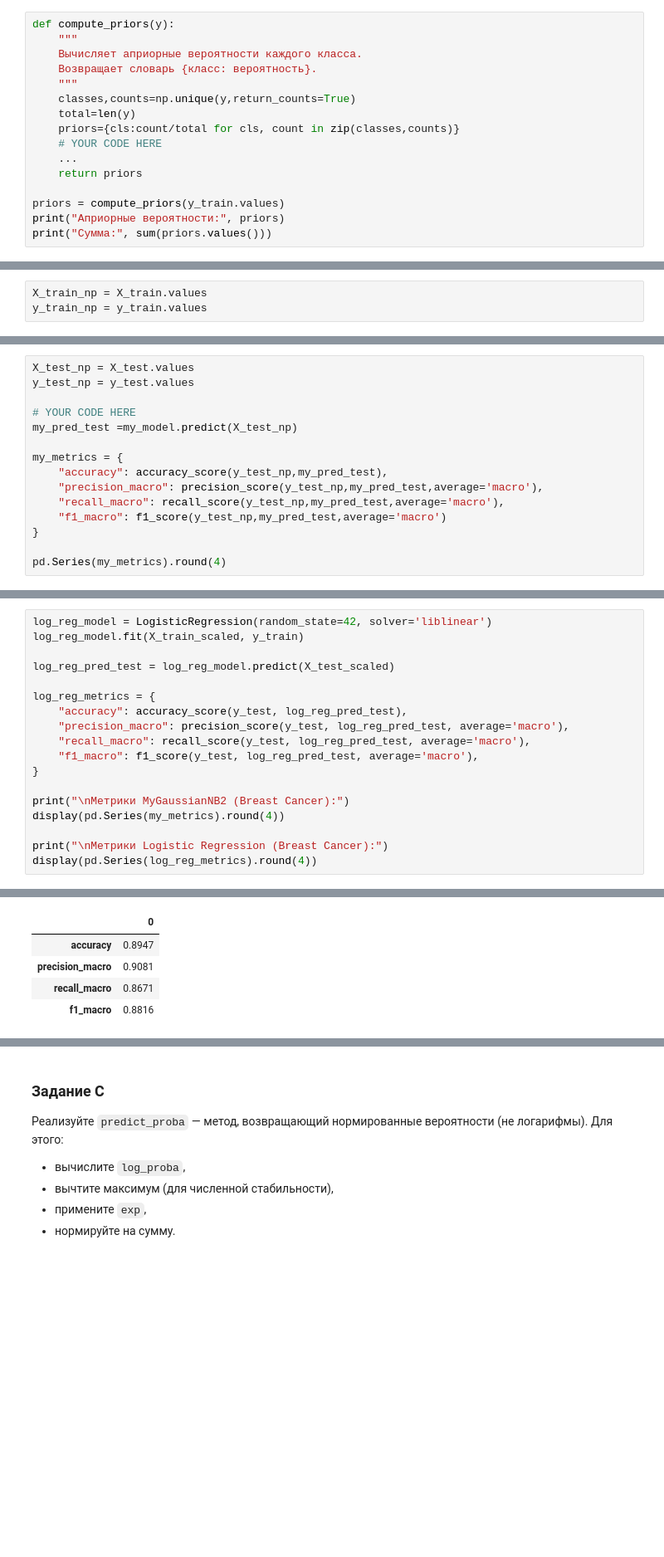
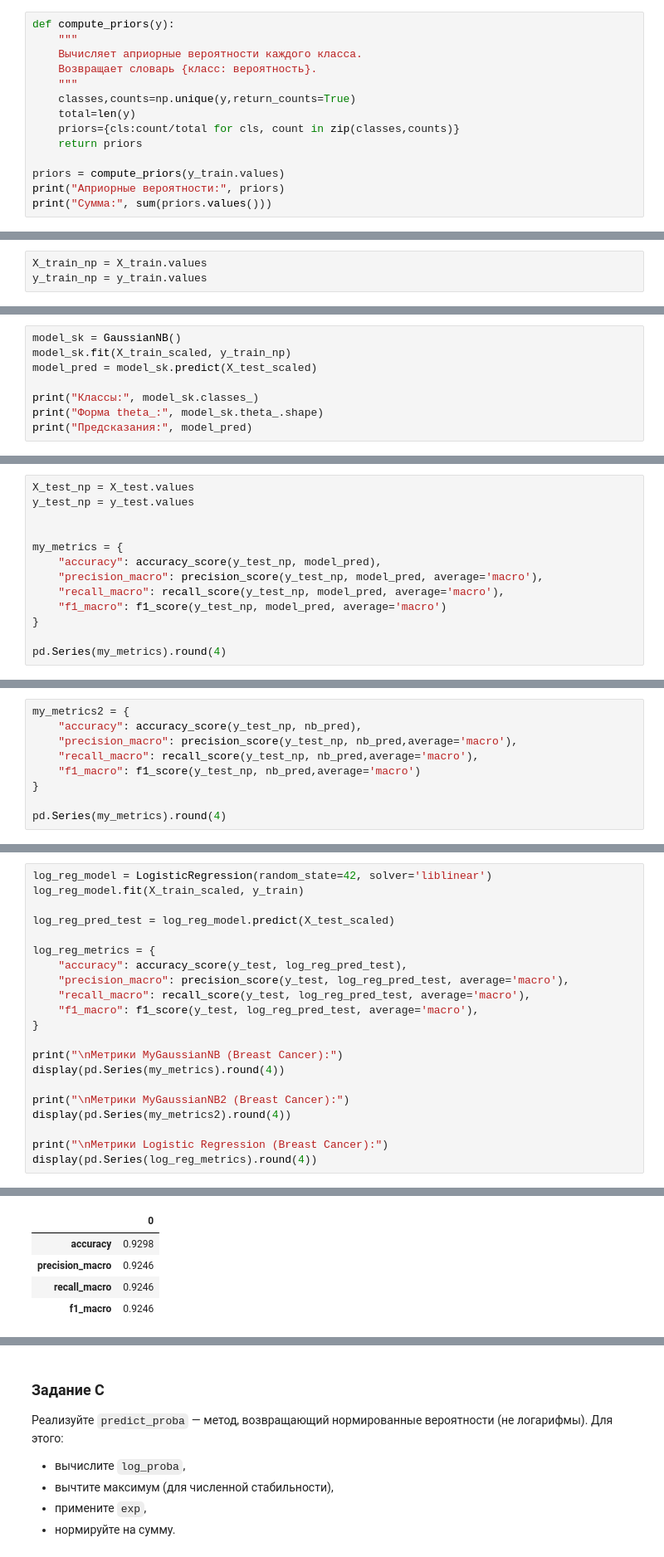
Before and after one commit to Anastasi7-A/ml-course-homeworks, a Jupyter notebook: hw06_naive_bayes/naive_bayes_practice_student.ipynb, the cells around one changed output, grey strips where cells are left out. Shown at 83% size. Cells and saved outputs as stored; diff of their text form; blank space fills up the shorter version.

```diff
--- a/hw06_naive_bayes/naive_bayes_practice_student.ipynb
+++ b/hw06_naive_bayes/naive_bayes_practice_student.ipynb
@@ -203,8 +200,6 @@ def compute_priors(y):
     classes,counts=np.unique(y,return_counts=True)
     total=len(y)
     priors={cls:count/total for cls, count in zip(classes,counts)}
-    # YOUR CODE HERE
-    ...
     return priors
 
 priors = compute_priors(y_train.values)
@@ -801,0 +814,8 @@ Log-прайоры: [-0.98449898 -0.46780824]
+# %%
+model_sk = GaussianNB()
+model_sk.fit(X_train_scaled, y_train_np)
+model_pred = model_sk.predict(X_test_scaled)
+
+print("Классы:", model_sk.classes_)
+print("Форма theta_:", model_sk.theta_.shape)
+print("Предсказания:", model_pred)
@@ -801,0 +829,13 @@ Log-прайоры: [-0.98449898 -0.46780824]
+# %%
+X_test_np = X_test.values
+y_test_np = y_test.values
+
+
+my_metrics = {
+    "accuracy": accuracy_score(y_test_np, model_pred),
+    "precision_macro": precision_score(y_test_np, model_pred, average='macro'),
+    "recall_macro": recall_score(y_test_np, model_pred, average='macro'),
+    "f1_macro": f1_score(y_test_np, model_pred, average='macro')
+}
+
+pd.Series(my_metrics).round(4)
@@ -802,15 +849,9 @@ Log-прайоры: [-0.98449898 -0.46780824]
 # %%
-X_test_np = X_test.values
-y_test_np = y_test.values
-
-# YOUR CODE HERE
-my_pred_test =my_model.predict(X_test_np)
-
-my_metrics = {
-    "accuracy": accuracy_score(y_test_np,my_pred_test),
-    "precision_macro": precision_score(y_test_np,my_pred_test,average='macro'),
-    "recall_macro": recall_score(y_test_np,my_pred_test,average='macro'),
-    "f1_macro": f1_score(y_test_np,my_pred_test,average='macro')
+my_metrics2 = {
+    "accuracy": accuracy_score(y_test_np, nb_pred),
+    "precision_macro": precision_score(y_test_np, nb_pred,average='macro'),
+    "recall_macro": recall_score(y_test_np, nb_pred,average='macro'),
+    "f1_macro": f1_score(y_test_np, nb_pred,average='macro')
 }
 
 pd.Series(my_metrics).round(4)
@@ -855,8 +896,11 @@ log_reg_metrics = {
     "f1_macro": f1_score(y_test, log_reg_pred_test, average='macro'),
 }
 
+print("\nМетрики MyGaussianNB (Breast Cancer):")
+display(pd.Series(my_metrics).round(4))
+
 print("\nМетрики MyGaussianNB2 (Breast Cancer):")
-display(pd.Series(my_metrics).round(4))
+display(pd.Series(my_metrics2).round(4))
 
 print("\nМетрики Logistic Regression (Breast Cancer):")
 display(pd.Series(log_reg_metrics).round(4))
@@ -865,6 +909,6 @@ display(pd.Series(log_reg_metrics).round(4))
 |  | 0 |
-| accuracy | 0.8947 |
-| precision_macro | 0.9081 |
-| recall_macro | 0.8671 |
-| f1_macro | 0.8816 |
+| accuracy | 0.9298 |
+| precision_macro | 0.9246 |
+| recall_macro | 0.9246 |
+| f1_macro | 0.9246 |
 dtype: float64
```
Also changed, not shown: parts of 22 cells of this notebook.
